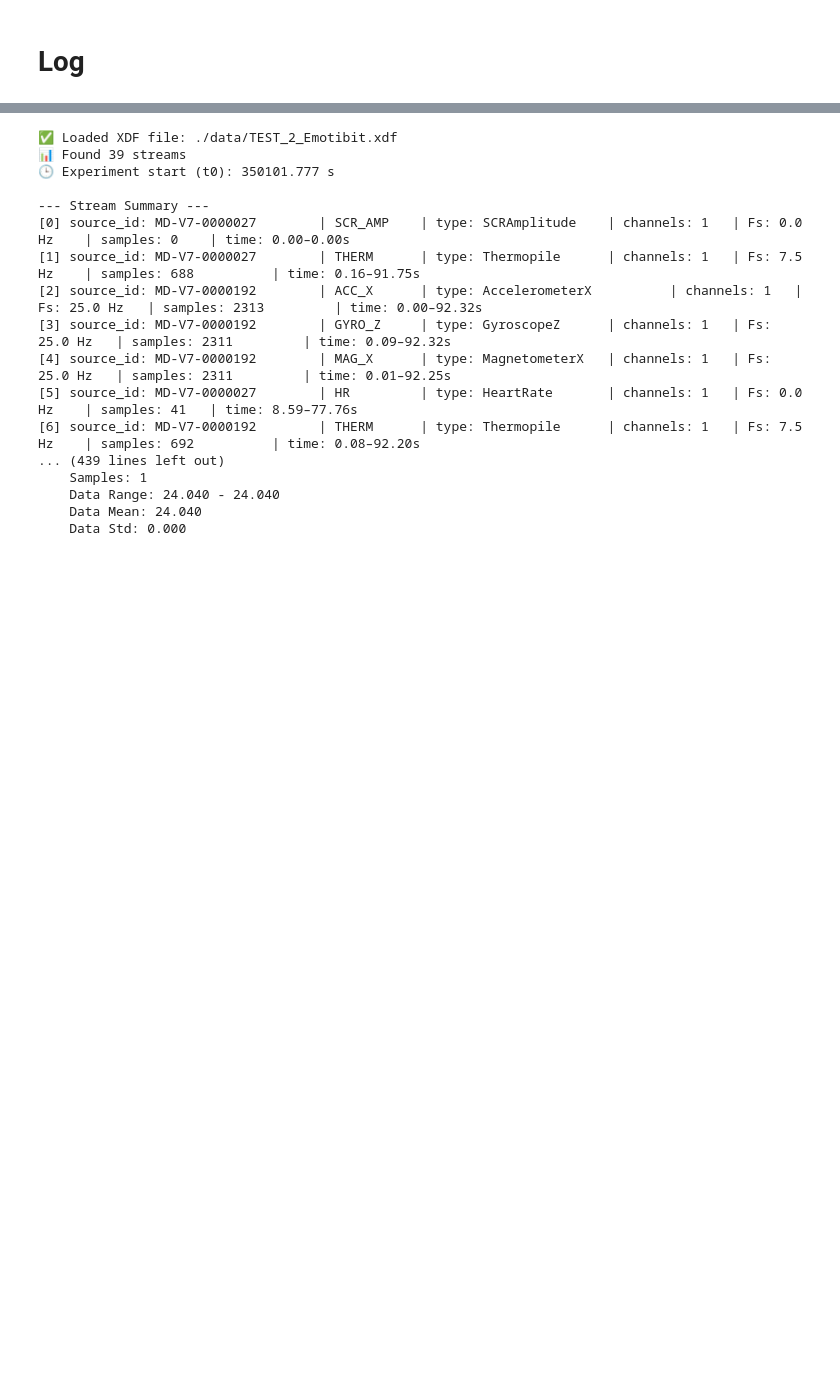
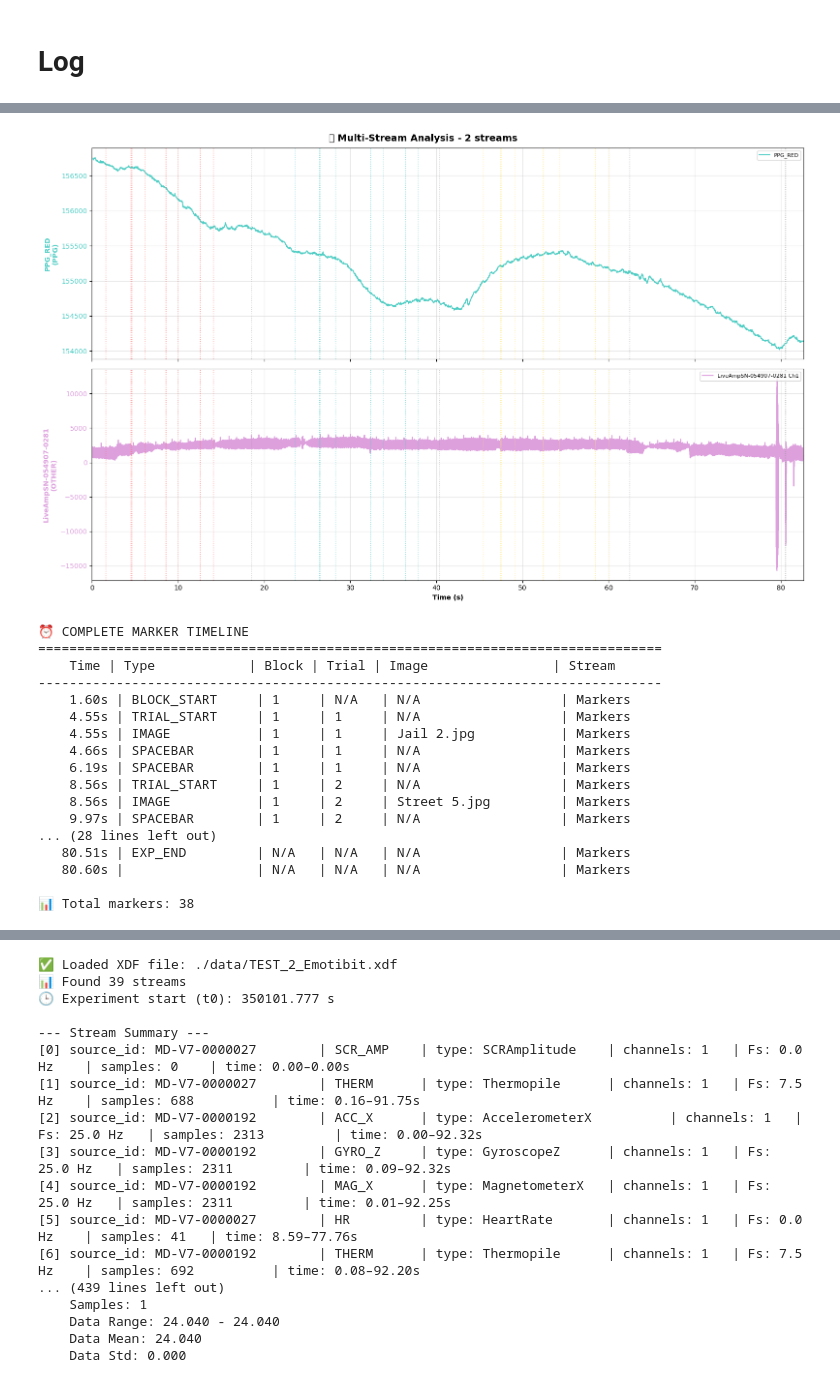
Before and after one commit to mindhiveproject/evs-experimentalSoftware, a Jupyter notebook: dev-log.ipynb, the cells around one changed output, grey strips where cells are left out. Saved outputs shown, nothing was run; the diff lists cells and outputs as text; code cells hidden in the pictures; blank space fills up the shorter version.

```diff
--- a/dev-log.ipynb
+++ b/dev-log.ipynb
@@ -2,0 +353,36 @@
+# %%
+labels = [
+    # "PPG_IR",
+    "PPG_RED",
+    # "EDA",
+    # "HR",
+    # "PPGGreen",
+    "LiveAmpSN-054907-0281",
+    ]
+explorer.plot_streams_enhanced(
+    indices= [10, 22],
+    channels_per_stream=[[0], [0]],  # Each stream has 1 channel
+    max_duration=9000,  # Adjust as needed
+    labels=labels,
+    show_markers=True
+)
+explorer.print_marker_timeline()
+# %% [output]
+[figure, added]
+⏰ COMPLETE MARKER TIMELINE
+================================================================================
+    Time | Type            | Block | Trial | Image                | Stream
+--------------------------------------------------------------------------------
+    1.60s | BLOCK_START     | 1     | N/A   | N/A                  | Markers
+    4.55s | TRIAL_START     | 1     | 1     | N/A                  | Markers
+    4.55s | IMAGE           | 1     | 1     | Jail 2.jpg           | Markers
+    4.66s | SPACEBAR        | 1     | 1     | N/A                  | Markers
+    6.19s | SPACEBAR        | 1     | 1     | N/A                  | Markers
+    8.56s | TRIAL_START     | 1     | 2     | N/A                  | Markers
+    8.56s | IMAGE           | 1     | 2     | Street 5.jpg         | Markers
+    9.97s | SPACEBAR        | 1     | 2     | N/A                  | Markers
+... (28 lines left out)
+   80.51s | EXP_END         | N/A   | N/A   | N/A                  | Markers
+   80.60s |                 | N/A   | N/A   | N/A                  | Markers
+
+📊 Total markers: 38
```
Also changed, not shown: parts of 50 cells of this notebook, 3 other files.
